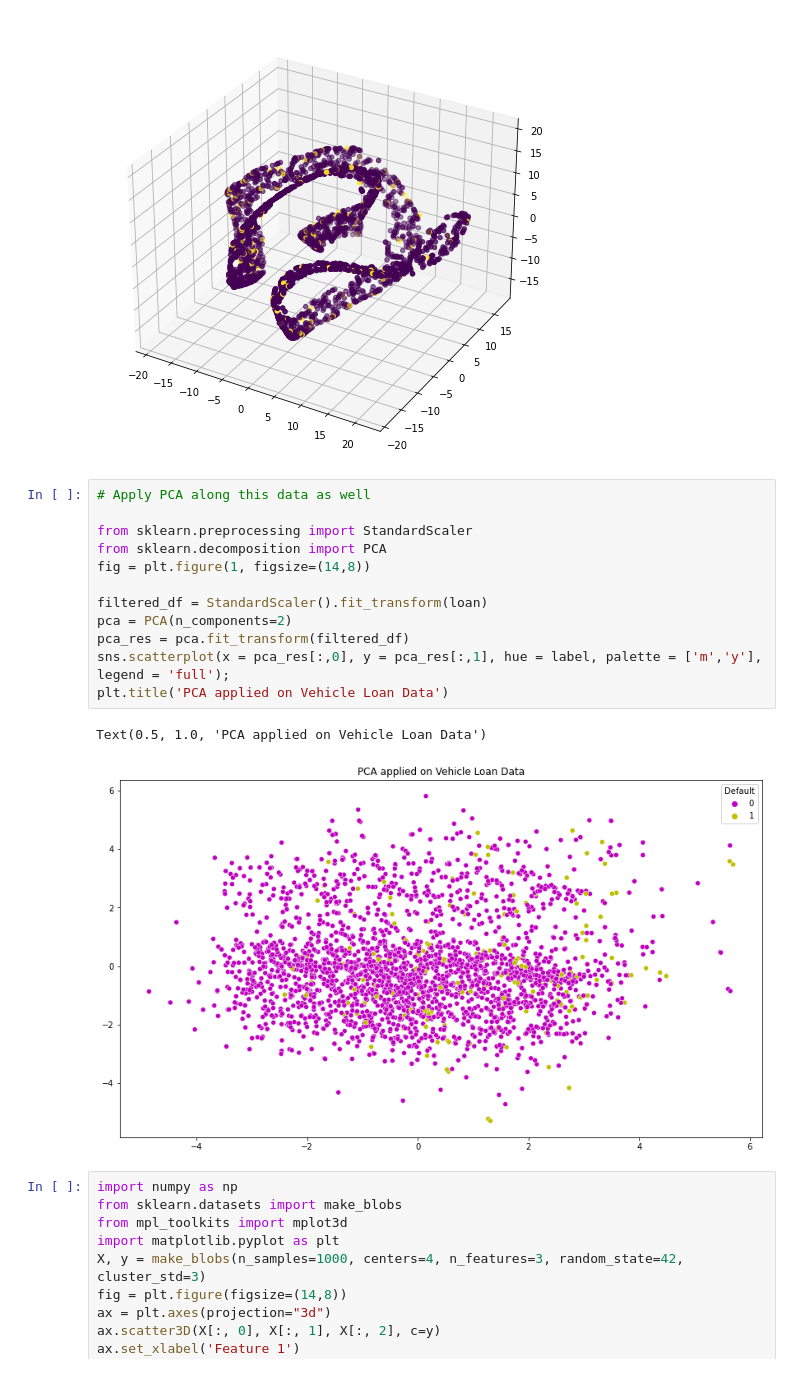
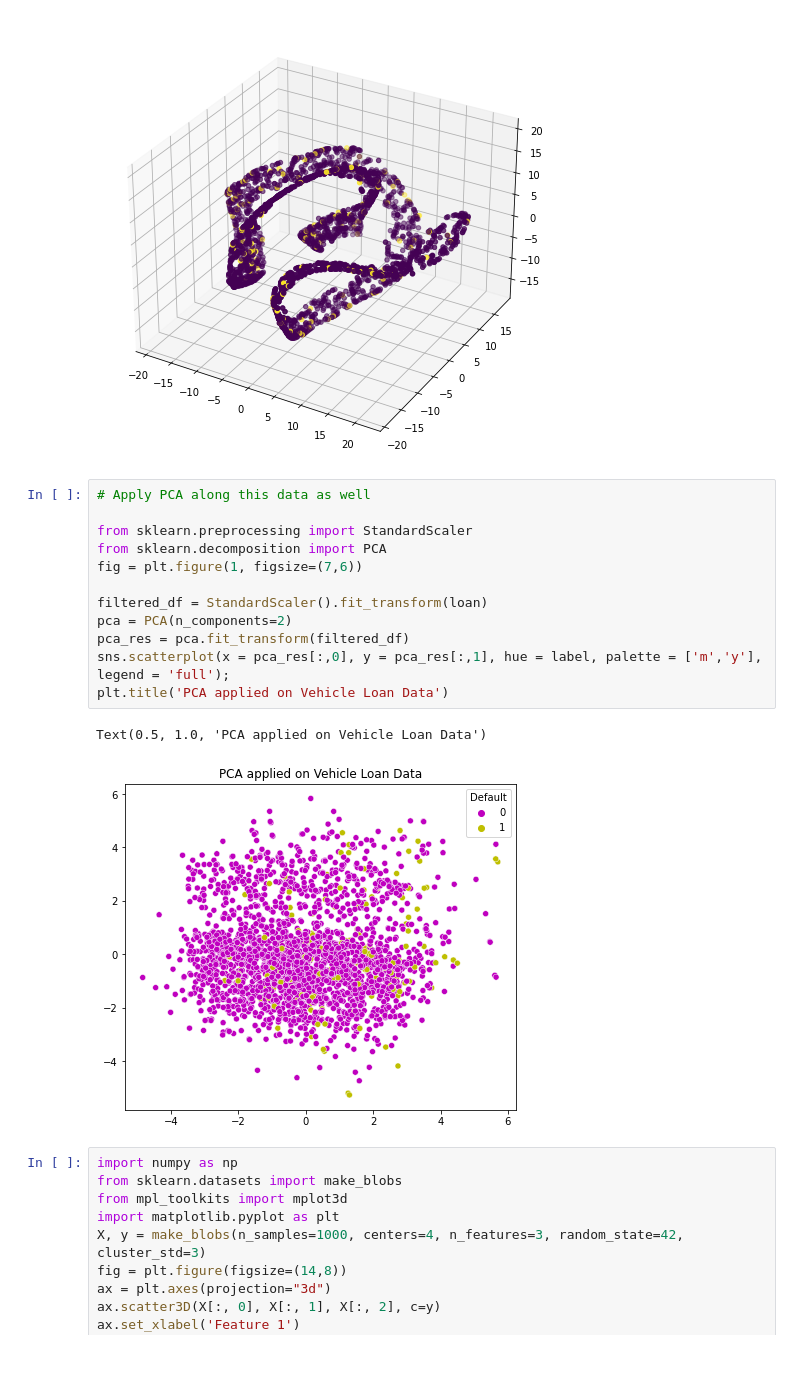
Before and after one commit to krutalp/MCFDS-Manifold-Learning, a Jupyter notebook: General_Visualizations.ipynb, the cells around one changed output. Drawn from its saved outputs; the diff is of its cells as text.

```diff
--- a/General_Visualizations.ipynb
+++ b/General_Visualizations.ipynb
@@ -231,18 +252,18 @@ plt.show()
 # %%
 # Apply PCA along this data as well
 
 from sklearn.preprocessing import StandardScaler
 from sklearn.decomposition import PCA
-fig = plt.figure(1, figsize=(14,8))
+fig = plt.figure(1, figsize=(7,6))
 
 filtered_df = StandardScaler().fit_transform(loan)
 pca = PCA(n_components=2)
 pca_res = pca.fit_transform(filtered_df)
 sns.scatterplot(x = pca_res[:,0], y = pca_res[:,1], hue = label, palette = ['m','y'], legend = 'full');
 plt.title('PCA applied on Vehicle Loan Data')
 # %% [output]
 Text(0.5, 1.0, 'PCA applied on Vehicle Loan Data')
-[figure, old version]
+[figure, new version]
 # %%
 import numpy as np
 from sklearn.datasets import make_blobs
```
Also changed, not shown: parts of 4 cells of this notebook, 1 other file.
